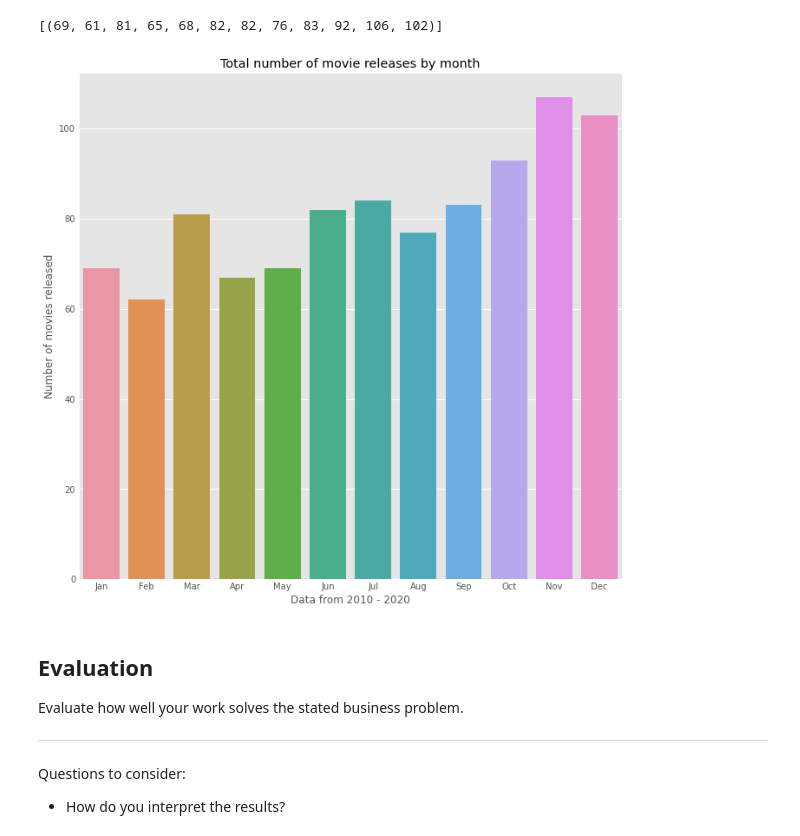
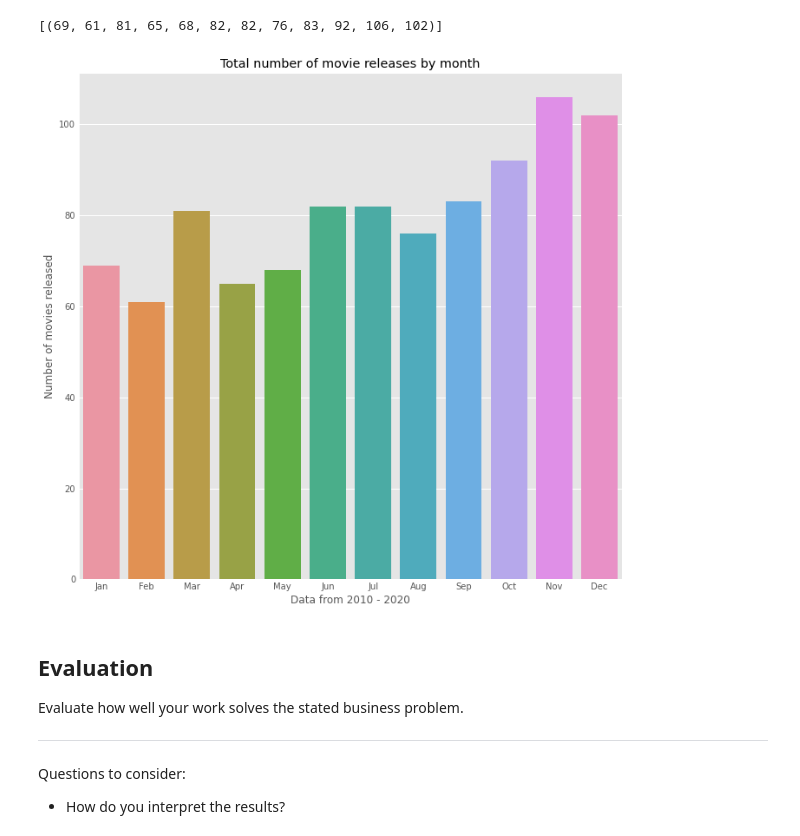
Before and after one commit to learn-co-curriculum/dsc-project-template, a Jupyter notebook: Finalized - Michael.ipynb, the cells around one changed output. Drawn from its saved outputs; the diff is of its cells as text; code cells hidden in the pictures.

Commit message:
second plot adjustment

```diff
--- a/Finalized - Michael.ipynb
+++ b/Finalized - Michael.ipynb
@@ -332,15 +332,15 @@ list(df_months.value_counts().index)
 # %%
 plt.style.use('ggplot')
 fig, ax = plt.subplots(figsize = (10, 10))
 x = months
 #y = [*here*]
-y = [69, 62, 81, 67, 69, 82, 84, 77, 83, 93, 107, 103]
+y = [69, 61, 81, 65, 68, 82, 82, 76, 83, 92, 106, 102]
 sns.barplot(x, y);
 ax.set_title('Total number of movie releases by month')
 ax.set_xlabel('Data from 2010 - 2020')
 ax.set_ylabel('Number of movies released');
 # %% [output]
-[figure, old version]
+[figure, new version]
 # %%
 # The best window to release our blockbuster action / drama/ suspense film is releasing during the summer months or holiday season
 # This distribution shows that more movie production companies release later in the year.
```
Also changed, not shown: parts of 1 cell of this notebook.
